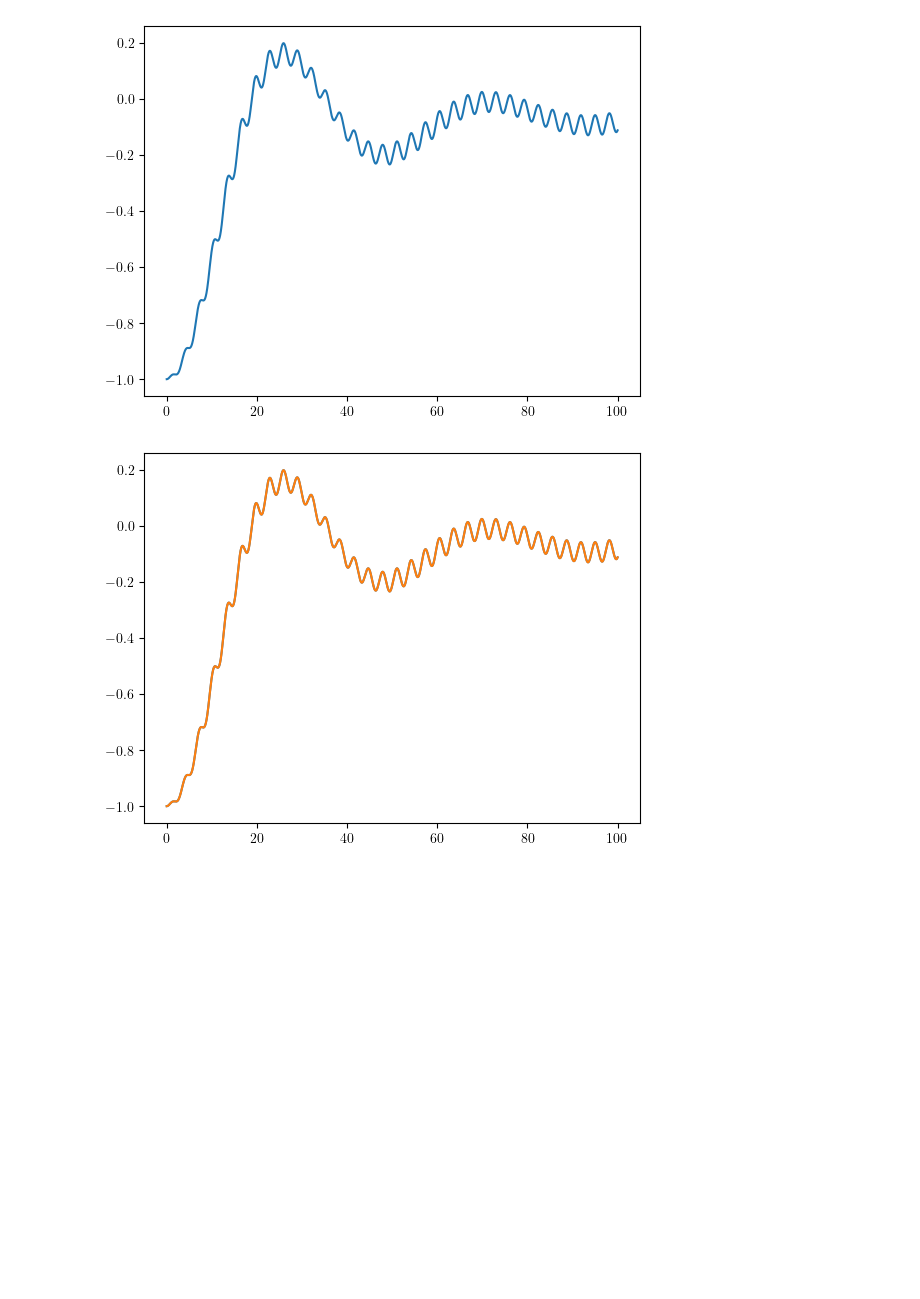
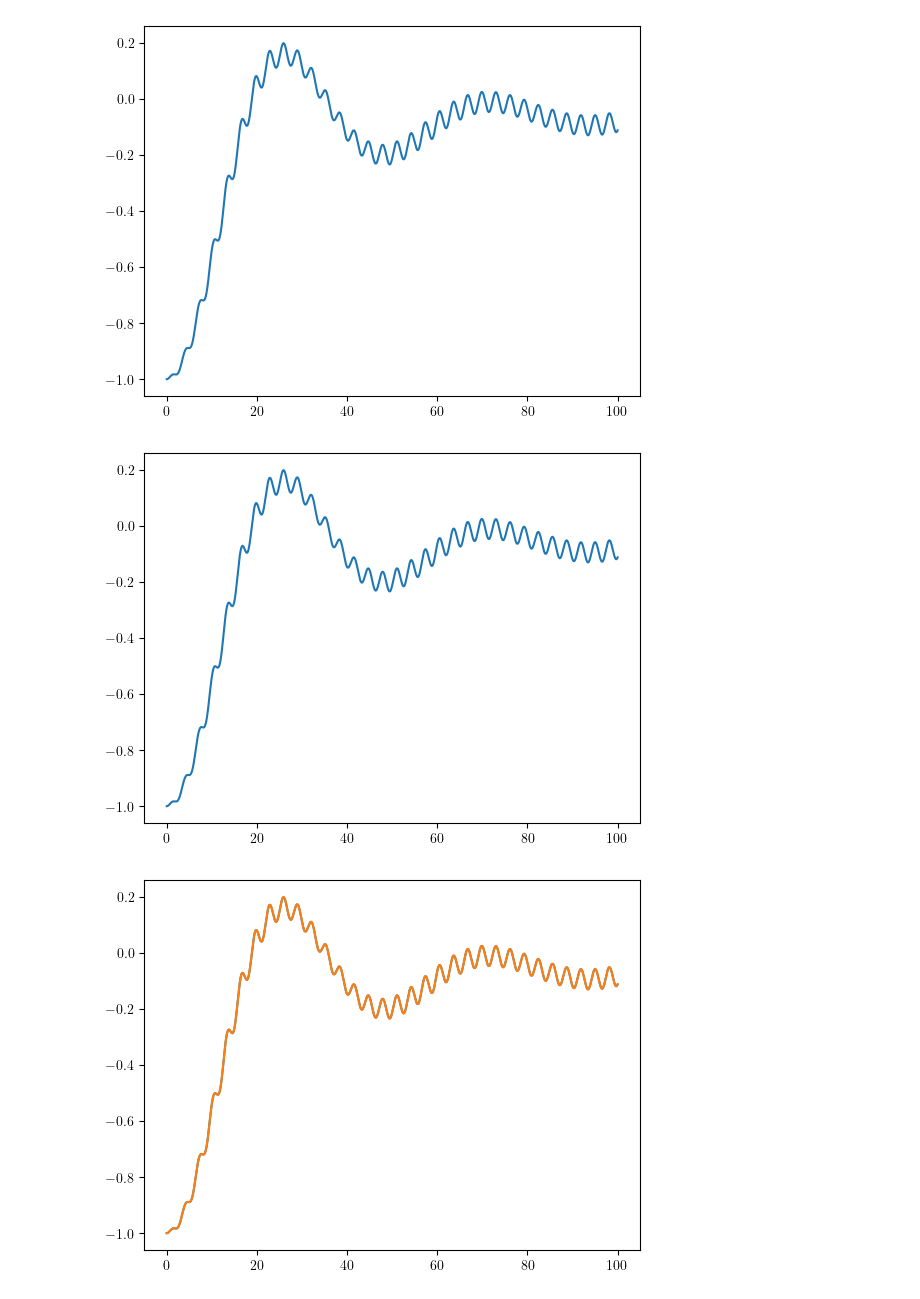
Before and after one commit to evgenii-poliakoff/lightcones, a Jupyter notebook: tutorials/minimal_lightcone.ipynb, the cells around one changed output. Cells and saved outputs as stored; diff of their text form; code cells hidden in the pictures; blank space fills up the shorter version.

Commit message:
minimal lightcone - fix

```diff
--- a/tutorials/minimal_lightcone.ipynb
+++ b/tutorials/minimal_lightcone.ipynb
@@ -436,7 +436,13 @@ plt.savefig('s_z_av_spin_boson_model.eps', format='eps')
 # %% [output]
 [figure]
 # %%
+
 # Now solve the same problem in the minimal light cone frame
+import numpy as np
+from lightcones.linalg import mv
+from lightcones import models
+from lightcones.solvers.schrodinger import solve
+
 num_modes = 15
 max_num_quanta = 5
 m = models.spin_boson(num_modes, max_num_quanta)
@@ -447,6 +453,14 @@ g = 0.05
 V = g * m.s_m
 V_dag = g * m.s_p
 
+# Time step
+dt = 0.01
+
+# Final grid
+t_max = 100
+t = np.arange(0, t_max + dt, dt)
+n_time = t.size
+
 def f(ti):
     return(0.1*np.cos((ti + 0.5)*dt))
 
@@ -454,10 +468,14 @@ psi_0 = np.zeros(m.dimension, dtype = complex)
 psi_0[0] = 1
 
 Ht = None
+Hint = m.space.zero_op
 
 def begin_step(ti, psi):
-    Hint = V_dag @ sum(spread_min[:, ti] * m.a)
-    Hint = Hint + Hint.conj().transpose()
+    m_in = lc.m_in(ti_arrival, ti)
+    global Hint
+    if m_in > 0:
+        Hint = V_dag @ sum(spread_min[: m_in, ti] * m.a[: m_in])
+        Hint = Hint + Hint.conj().transpose()
     global Ht
     Ht = Hs + m.s_x * f(ti) + Hint
 
@@ -471,6 +489,14 @@ def eval_o(ti, psi):
     s_z_av_2.append(np.vdot(psi, m.s_z @ psi))
 
 solve(0, n_time-1, dt, apply_h, psi_0, begin_step = begin_step, eval_o = eval_o)
+# %%
+# plot the s_z average
+s_z_av_2 = np.array(s_z_av_2)
+plt.plot(t, s_z_av_2.real)
+# save picture to file
+plt.savefig('s_z_av_spin_boson_model_in_min_lc.eps', format='eps')
+# %% [output]
+[figure, added]
 # %%
 # Compare the averages
 
```
Also changed, not shown: parts of 2 cells of this notebook, 1 other file.
